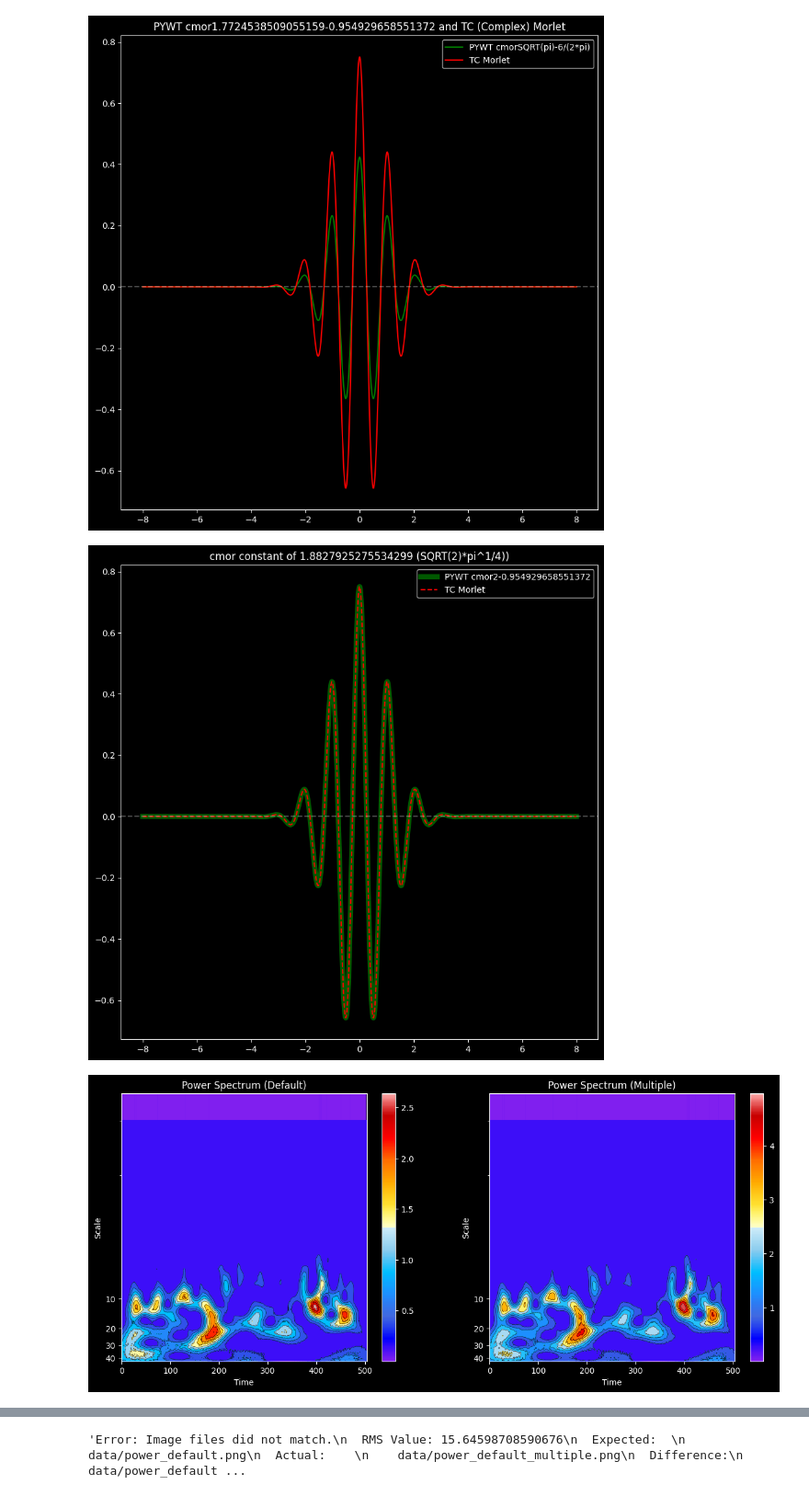
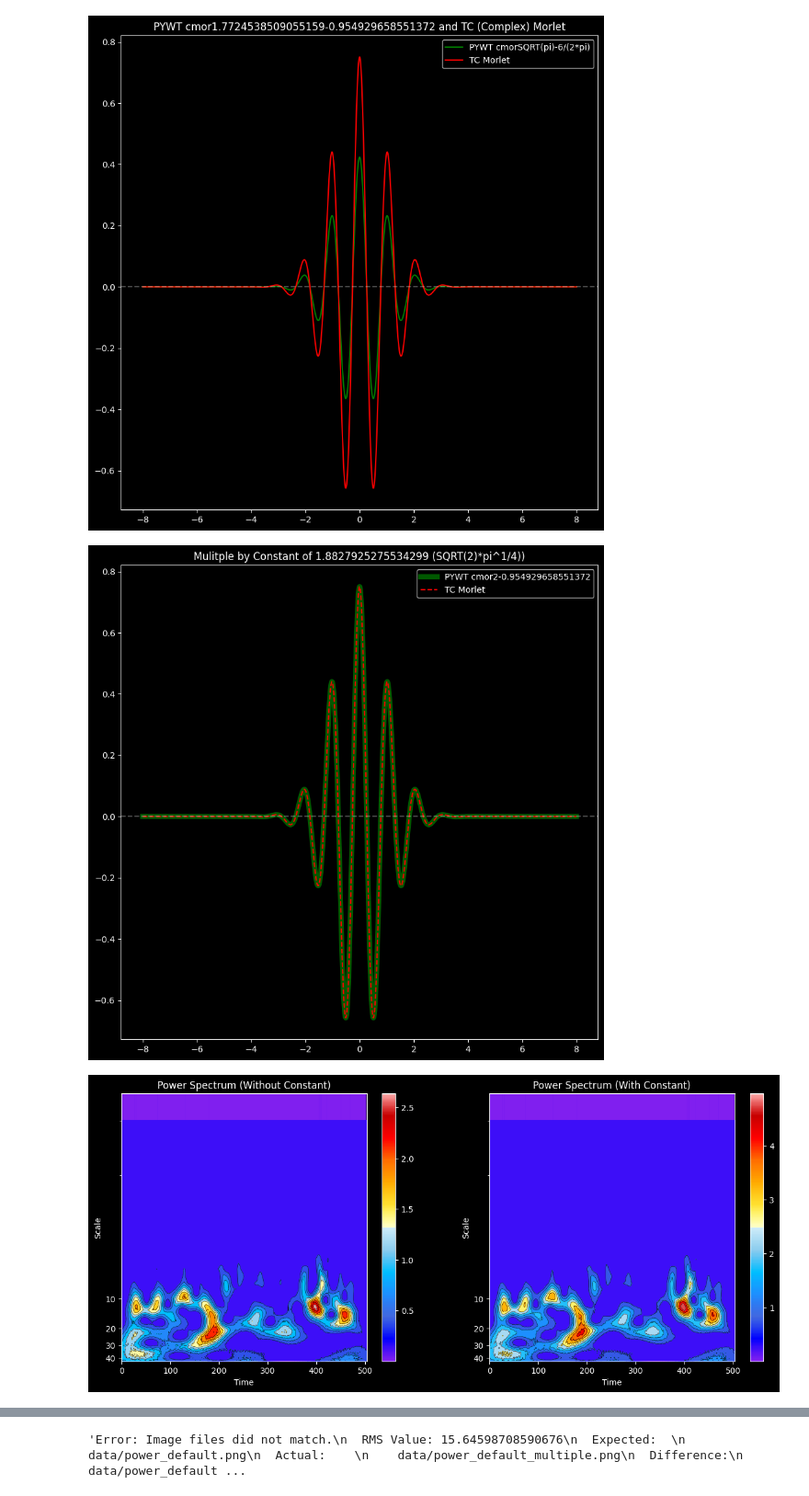
Before and after one commit to cyschneck/wavelet-tutorial, a Jupyter notebook: matching_scales.ipynb, the cells around one changed output, grey strips where cells are left out. Shown at 92% size. Drawn from its saved outputs; the diff is of its cells as text; code cells hidden in the pictures.

```diff
--- a/matching_scales.ipynb
+++ b/matching_scales.ipynb
@@ -207,12 +207,12 @@ plt.show()
 fig, ax = plt.subplots(figsize=(10, 10))
 ax.plot(x, np.real(psi)*amp_multiply, label=f"PYWT {complex_morlet}", c="green", linewidth=6, alpha=0.7)
 ax.plot(x, np.real(tc_output), label="TC Morlet", c="red", linestyle='--')
-plt.title(f"cmor constant of {amp_multiply} (SQRT(2)*pi^1/4))")
+plt.title(f"Mulitple by Constant of {amp_multiply} (SQRT(2)*pi^1/4))")
 ax.axhline(0, linestyle='--', alpha=0.3)
 ax.legend()
 plt.show()
 # %% [output]
-[figure, old version]
+[figure, new version]
 # %%
 # Pywavlets Output
 dt = 0.25 # sampling period (time between each y-value)
@@ -227,32 +227,32 @@ wavelet_coeffs, freqs = pywt.cwt(data=sst_data,
 # %%
 import cmaps
 power_default = np.power((abs(wavelet_coeffs)), 2)
 power_default_multiple = np.power((abs(wavelet_coeffs)), 2)*amp_multiply
 
 fig, (ax1, ax2) = plt.subplots(1, 2, figsize=(15, 6), sharex=False, sharey=False)
 ax1.set_yscale("symlog")
 ax1.invert_yaxis()
 ax1.set_yticks([10, 20, 30, 40, 50])
 ax1.set_yticklabels([10, 20, 30, 40, 50])
 ax1.contourf(power_default, vmax=(power_default).max(), vmin=(power_default).min(), cmap=cmaps.ncl_default, levels=10)
 ax1.contour(power_default, levels=10, colors="k", linewidths=0.5, alpha=0.75)
-ax1.set_title("Power Spectrum (Default)")
+ax1.set_title("Power Spectrum (Without Constant)")
 im = ax1.imshow(power_default, vmax=(power_default).max(), vmin=(power_default).min(), cmap=cmaps.ncl_default, aspect="auto")
 ax1.set_xlabel("Time")
 ax1.set_ylabel("Scale")
 fig.colorbar(im)
 
 ax2.set_yscale("symlog")
 ax2.invert_yaxis()
 ax2.set_yticks([10, 20, 30, 40, 50])
 ax2.set_yticklabels([10, 20, 30, 40, 50])
 ax2.contourf(power_default_multiple, vmax=(power_default_multiple).max(), vmin=(power_default_multiple).min(), cmap=cmaps.ncl_default, levels=10)
 ax2.contour(power_default_multiple, levels=10, colors="k", linewidths=0.5, alpha=0.75)
-ax2.set_title("Power Spectrum (Multiple)")
+ax2.set_title("Power Spectrum (With Constant)")
 im2 = ax2.imshow(power_default_multiple, vmax=(power_default_multiple).max(), vmin=(power_default_multiple).min(), cmap=cmaps.ncl_default, aspect="auto")
 fig.colorbar(im2)
 ax2.set_xlabel("Time")
 ax2.set_ylabel("Scale")
 plt.show()
 # %% [output]
-[figure, old version]
+[figure, new version]
```
Also changed, not shown: parts of 1 cell of this notebook.
